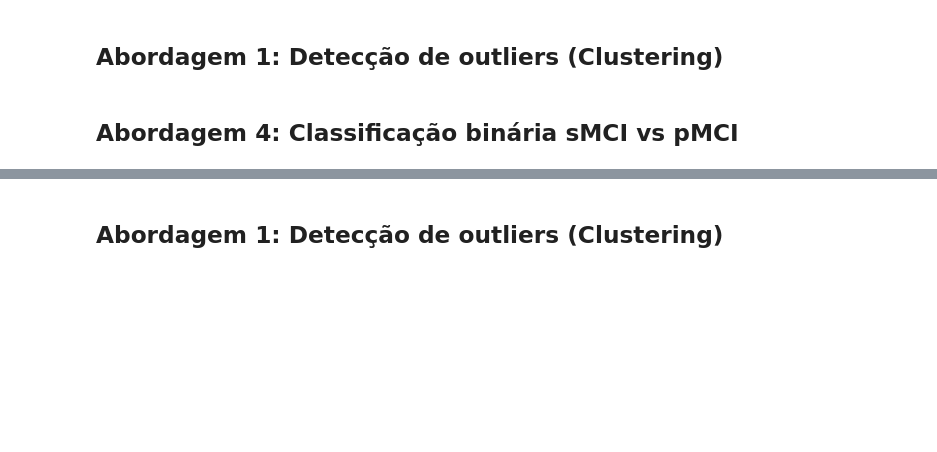
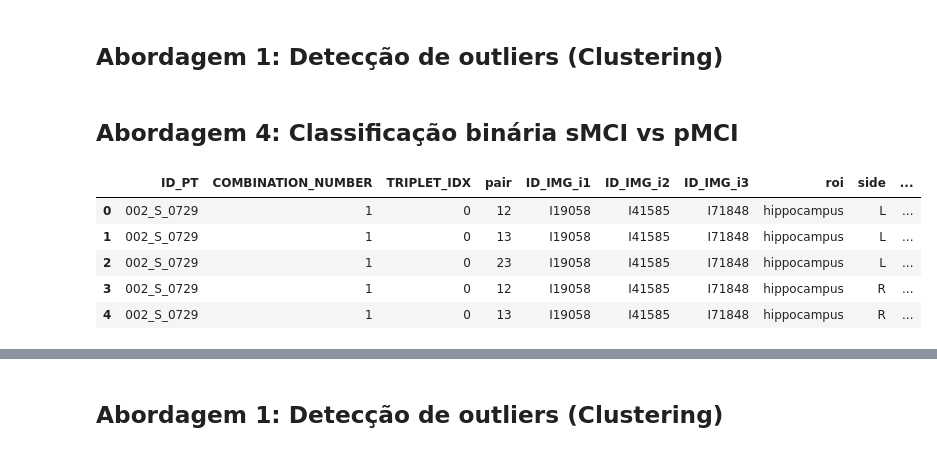
Before and after one commit to PauloMatheusGr/graphs, a Jupyter notebook: experimentos.ipynb, the cells around one changed output, grey strips where cells are left out. Cells and saved outputs as stored; diff of their text form; code cells hidden in the pictures; blank space fills up the shorter version.

```diff
--- a/experimentos.ipynb
+++ b/experimentos.ipynb
@@ -35,3 +35,20 @@ from sklearn.svm import OneClassSVM
 ## Abordagem 4: Classificação binária sMCI vs pMCI
 # %%
 # modelagem tabular para classificação binária
+# %%
+# Teste cnn
+
+import pandas as pd
+pd_feat = pd.read_csv("csvs/abordagem_teste/all_delta_features_neurocombat.csv")
+# %%
+pd.set_option("display.max_rows",500)
+pd.set_option("display.max_columns",500)
+# %%
+pd_feat.head()
+# %% [output]
+|  | ID_PT | COMBINATION_NUMBER | TRIPLET_IDX | pair | ID_IMG_i1 | ID_IMG_i2 | ID_IMG_i3 | roi | side | ... |
+| 0 | 002_S_0729 | 1 | 0 | 12 | I19058 | I41585 | I71848 | hippocampus | L | ... |
+| 1 | 002_S_0729 | 1 | 0 | 13 | I19058 | I41585 | I71848 | hippocampus | L | ... |
+| 2 | 002_S_0729 | 1 | 0 | 23 | I19058 | I41585 | I71848 | hippocampus | L | ... |
+| 3 | 002_S_0729 | 1 | 0 | 12 | I19058 | I41585 | I71848 | hippocampus | R | ... |
+| 4 | 002_S_0729 | 1 | 0 | 13 | I19058 | I41585 | I71848 | hippocampus | R | ... |
```
Also changed, not shown: parts of 2 cells of this notebook, 2 other files.
